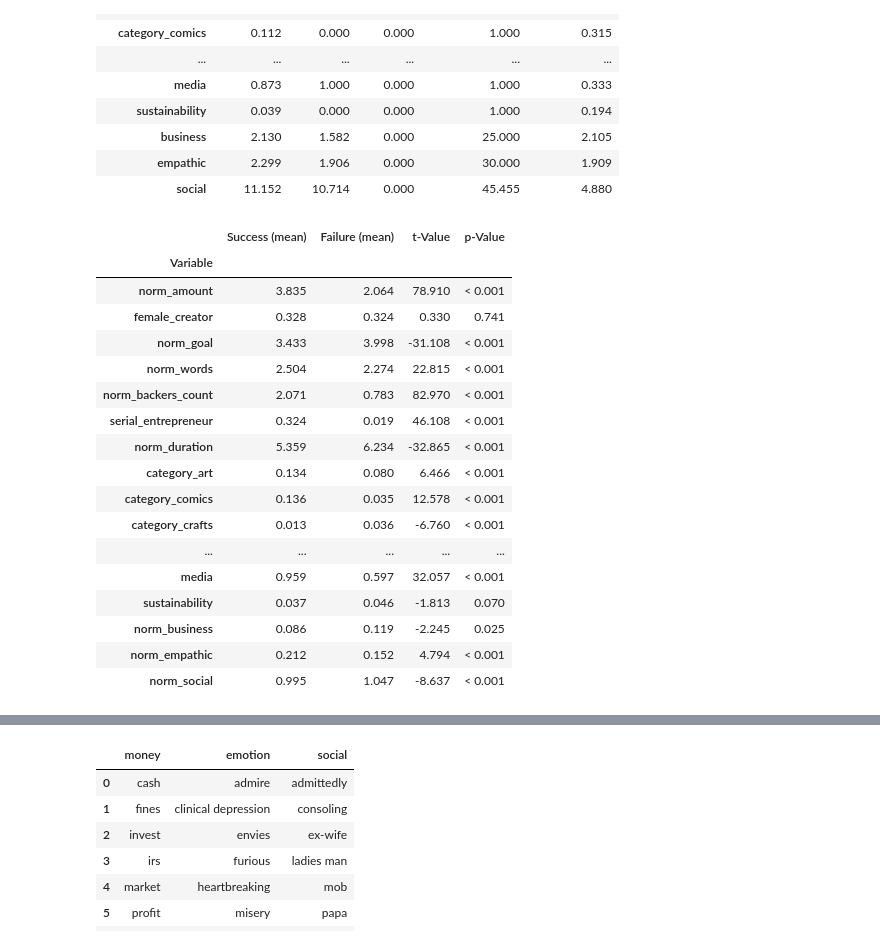
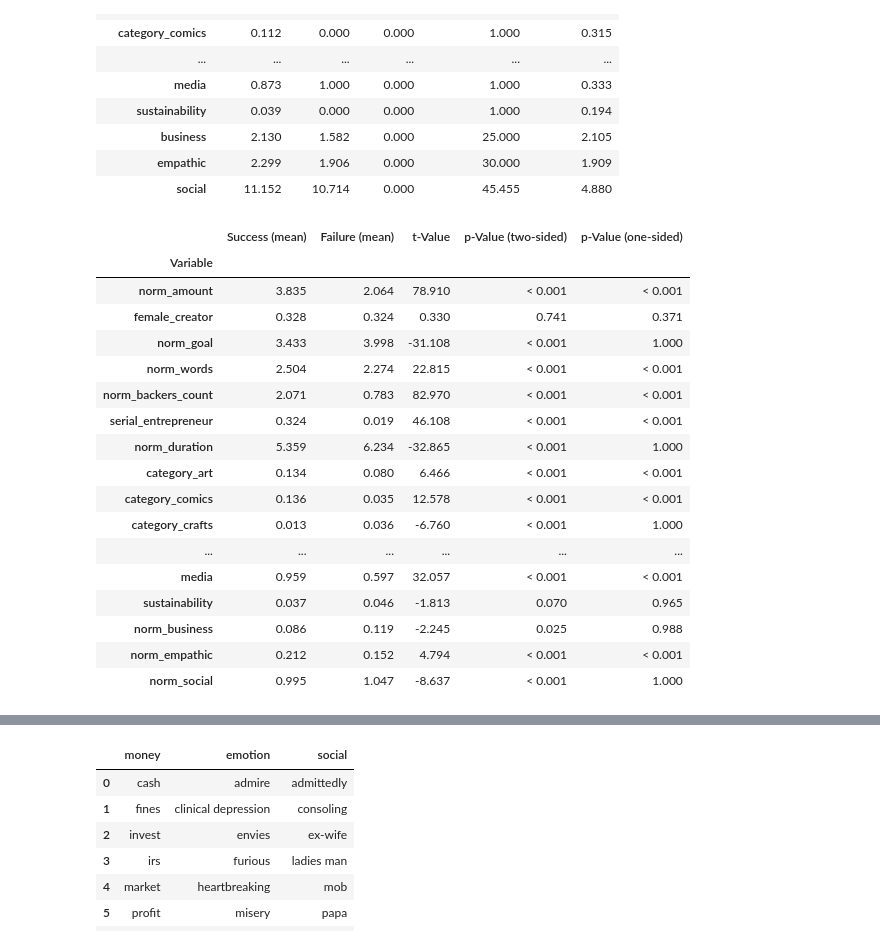
Before and after one commit to MaxPersoon/KickstarterScraper, a Jupyter notebook: dataProcessing.ipynb, the cells around one changed output, grey strips where cells are left out. Cells and saved outputs as stored; diff of their text form; code cells hidden in the pictures.

```diff
--- a/dataProcessing.ipynb
+++ b/dataProcessing.ipynb
@@ -77,10 +97,19 @@ categories = ['category_art', 'category_comics', 'category_crafts', 'category_da
              'category_fashion', 'category_film&video', 'category_food', 'category_games', 'category_journalism',
              'category_music', 'category_photography', 'category_publishing', 'category_technology', 'category_theater']
 
+
+def cleanPValue(pValue):
+    if pValue != "N/A":
+        if pValue < 0.001:
+            pValue = "< 0.001"
+    return pValue
+
+
 mMeans = []
 fMeans = []
 tValues = []
-pValues = []
+pValuesTwo = []
+pValuesOne = []
 catNames = []
 for category in categories:
     mCatData = mData[mData[category] == 1]
@@ -101,16 +130,16 @@ for category in categories:
         equalVariance = True
 
     # Perform two-sample t-test
-    result = st.ttest_ind(a=mCatData['success'], b=fCatData['success'], equal_var=equalVariance)
-    tValues.append(result[0])
-    if result[1] >= 0.001:
-        pValues.append(result[1])
-    else:
-        pValues.append("< 0.001")
+    resultTwo = st.ttest_ind(a=fCatData['success'], b=mCatData['success'], equal_var=equalVariance)
+    resultOne = st.ttest_ind(a=fCatData['success'], b=mCatData['success'], equal_var=equalVariance, alternative="greater")
+    tValues.append(resultTwo[0])
+
+    pValuesTwo.append(cleanPValue(resultTwo[1]))
+    pValuesOne.append(cleanPValue(resultOne[1]))
 
     catNames.append(category.split('_')[1])
 
-table1 = {"Category": catNames, "Male (mean)": mMeans, "Female (mean)": fMeans, "t-Value": tValues, "p-Value": pValues}
+table1 = {"Category": catNames, "Female (mean)": fMeans, "Male (mean)": mMeans, "t-Value": tValues, "p-Value (two-sided)": pValuesTwo, "p-Value (one-sided)": pValuesOne}
 table1 = pd.DataFrame.from_dict(table1)
 table1 = table1.set_index('Category')
 table1.to_csv('Tables/success rate per category.csv')
@@ -208,9 +237,10 @@ succMedians = []
 failMedians = []
 
 meanTValues = []
-meanPValues = []
+meanPValuesTwo = []
+meanPValuesOne = []
 
-moodsVars = ['amount', 'goal', 'words', 'backers_count', 'duration', 'business', 'empathic', 'social'] # + drives
+moodsVars = ['norm_amount', 'norm_goal', 'norm_words', 'norm_backers_count', 'norm_duration', 'norm_business', 'norm_empathic', 'norm_social'] # + drives
 medianTValues = []
 medianPValues = []
 
@@ -238,55 +268,58 @@ for variable in numVars[1:]:
     failMeans.append(np.mean(varDataFail))
     succMedians.append(np.median(varDataSucc))
     failMedians.append(np.median(varDataFail))
 
     # Check variance ratio
     succVar = np.var(varDataSucc)
     failVar = np.var(varDataFail)
 
     bigger = np.maximum(succVar, failVar)
     smaller = np.minimum(succVar, failVar)
 
     equalVariance = False
     if bigger / smaller < 4:
         equalVariance = True
 
     # Perform two sample t-test
-    result = st.ttest_ind(a=varDataSucc, b=varDataFail, equal_var=equalVariance)
-    meanTValues.append(result[0])
-    meanPValues.append(cleanPValue(result[1]))
+    resultTwo = st.ttest_ind(a=varDataSucc, b=varDataFail, equal_var=equalVariance)
+    resultOne = st.ttest_ind(a=varDataSucc, b=varDataFail, equal_var=equalVariance, alternative='greater')
+    meanTValues.append(resultTwo[0])
+
+    meanPValuesTwo.append(cleanPValue(resultTwo[1]))
+    meanPValuesOne.append(cleanPValue(resultOne[1]))
 
     # Perform Mood's median test
     if variable in moodsVars:
         result = st.median_test(varDataSucc, varDataFail)
     else:
         result = ["N/A", "N/A"]
     medianTValues.append(result[0])
     medianPValues.append(cleanPValue(result[1]))
 
-table4 = {'Variable': numVars[1:], 'Success (mean)': succMeans, 'Failure (mean)': failMeans, 't-Value': meanTValues, 'p-Value': meanPValues}
+table4 = {'Variable': numVars[1:], 'Success (mean)': succMeans, 'Failure (mean)': failMeans, 't-Value': meanTValues, 'p-Value (two-sided)': meanPValuesTwo, 'p-Value (one-sided)': meanPValuesOne}
 table4 = pd.DataFrame.from_dict(table4)
 table4 = table4.set_index('Variable')
 table4.to_csv('Tables/mean per variable (success).csv')
 table4
 # %% [output]
-|  | Success (mean) | Failure (mean) | t-Value | p-Value |
-| Variable |  |  |  |  |
-| norm_amount | 3.835 | 2.064 | 78.910 | < 0.001 |
-| female_creator | 0.328 | 0.324 | 0.330 | 0.741 |
-| norm_goal | 3.433 | 3.998 | -31.108 | < 0.001 |
-| norm_words | 2.504 | 2.274 | 22.815 | < 0.001 |
-| norm_backers_count | 2.071 | 0.783 | 82.970 | < 0.001 |
-| serial_entrepreneur | 0.324 | 0.019 | 46.108 | < 0.001 |
-| norm_duration | 5.359 | 6.234 | -32.865 | < 0.001 |
-| category_art | 0.134 | 0.080 | 6.466 | < 0.001 |
-| category_comics | 0.136 | 0.035 | 12.578 | < 0.001 |
-| category_crafts | 0.013 | 0.036 | -6.760 | < 0.001 |
-| ... | ... | ... | ... | ... |
-| media | 0.959 | 0.597 | 32.057 | < 0.001 |
-| sustainability | 0.037 | 0.046 | -1.813 | 0.070 |
-| norm_business | 0.086 | 0.119 | -2.245 | 0.025 |
-| norm_empathic | 0.212 | 0.152 | 4.794 | < 0.001 |
-| norm_social | 0.995 | 1.047 | -8.637 | < 0.001 |
+|  | Success (mean) | Failure (mean) | t-Value | p-Value (two-sided) | p-Value (one-sided) |
+| Variable |  |  |  |  |  |
+| norm_amount | 3.835 | 2.064 | 78.910 | < 0.001 | < 0.001 |
+| female_creator | 0.328 | 0.324 | 0.330 | 0.741 | 0.371 |
+| norm_goal | 3.433 | 3.998 | -31.108 | < 0.001 | 1.000 |
+| norm_words | 2.504 | 2.274 | 22.815 | < 0.001 | < 0.001 |
+| norm_backers_count | 2.071 | 0.783 | 82.970 | < 0.001 | < 0.001 |
+| serial_entrepreneur | 0.324 | 0.019 | 46.108 | < 0.001 | < 0.001 |
+| norm_duration | 5.359 | 6.234 | -32.865 | < 0.001 | 1.000 |
+| category_art | 0.134 | 0.080 | 6.466 | < 0.001 | < 0.001 |
+| category_comics | 0.136 | 0.035 | 12.578 | < 0.001 | < 0.001 |
+| category_crafts | 0.013 | 0.036 | -6.760 | < 0.001 | 1.000 |
+| ... | ... | ... | ... | ... | ... |
+| media | 0.959 | 0.597 | 32.057 | < 0.001 | < 0.001 |
+| sustainability | 0.037 | 0.046 | -1.813 | 0.070 | 0.965 |
+| norm_business | 0.086 | 0.119 | -2.245 | 0.025 | 0.988 |
+| norm_empathic | 0.212 | 0.152 | 4.794 | < 0.001 | < 0.001 |
+| norm_social | 0.995 | 1.047 | -8.637 | < 0.001 | 1.000 |
 # %%
 # Table 4 (continued)
 table4 = {'Variable': numVars[1:], 'Success (median)': succMedians, 'Failure (median)': failMedians, 'χ²-Value': medianTValues, 'p-Value': medianPValues}
```
Also changed, not shown: parts of 19 cells of this notebook, 7 other files.
